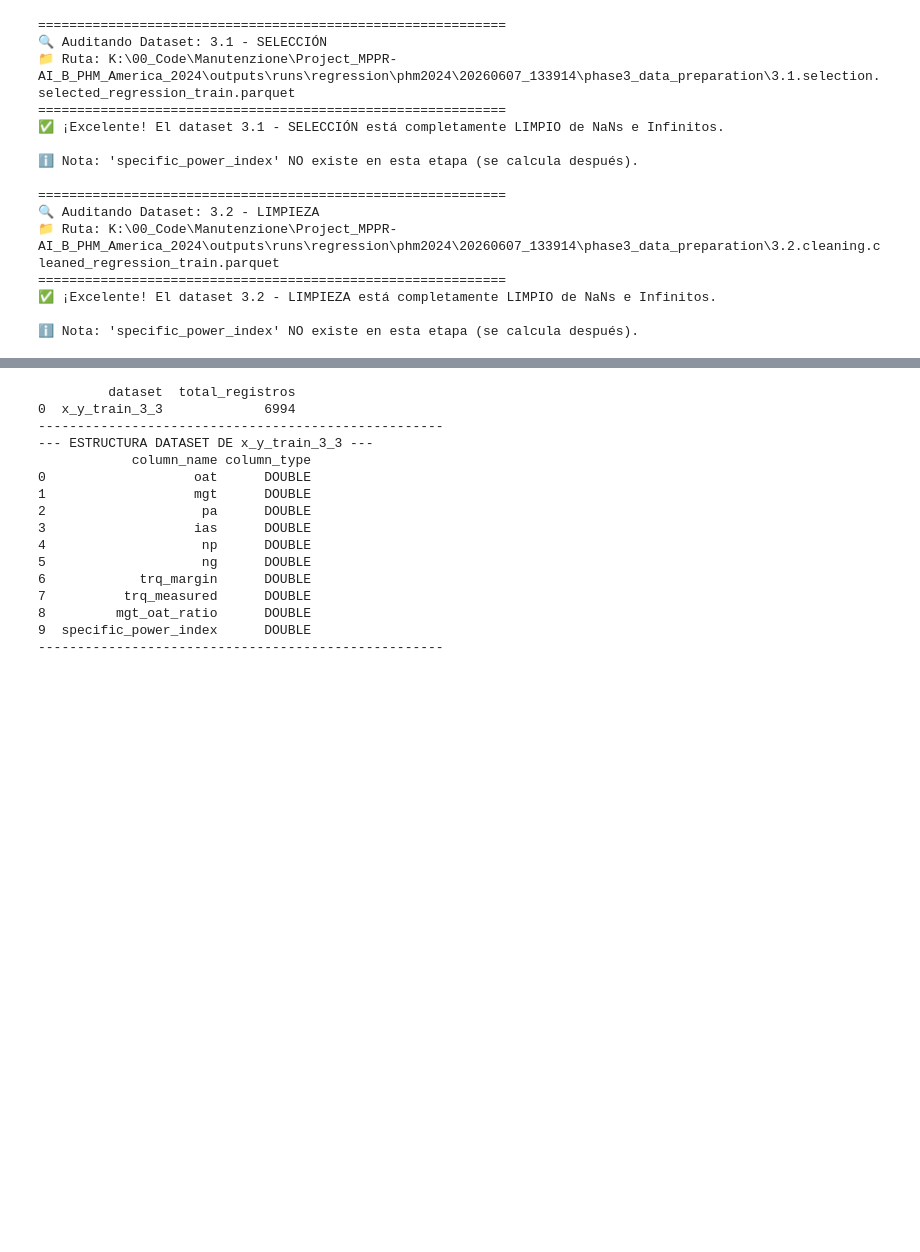
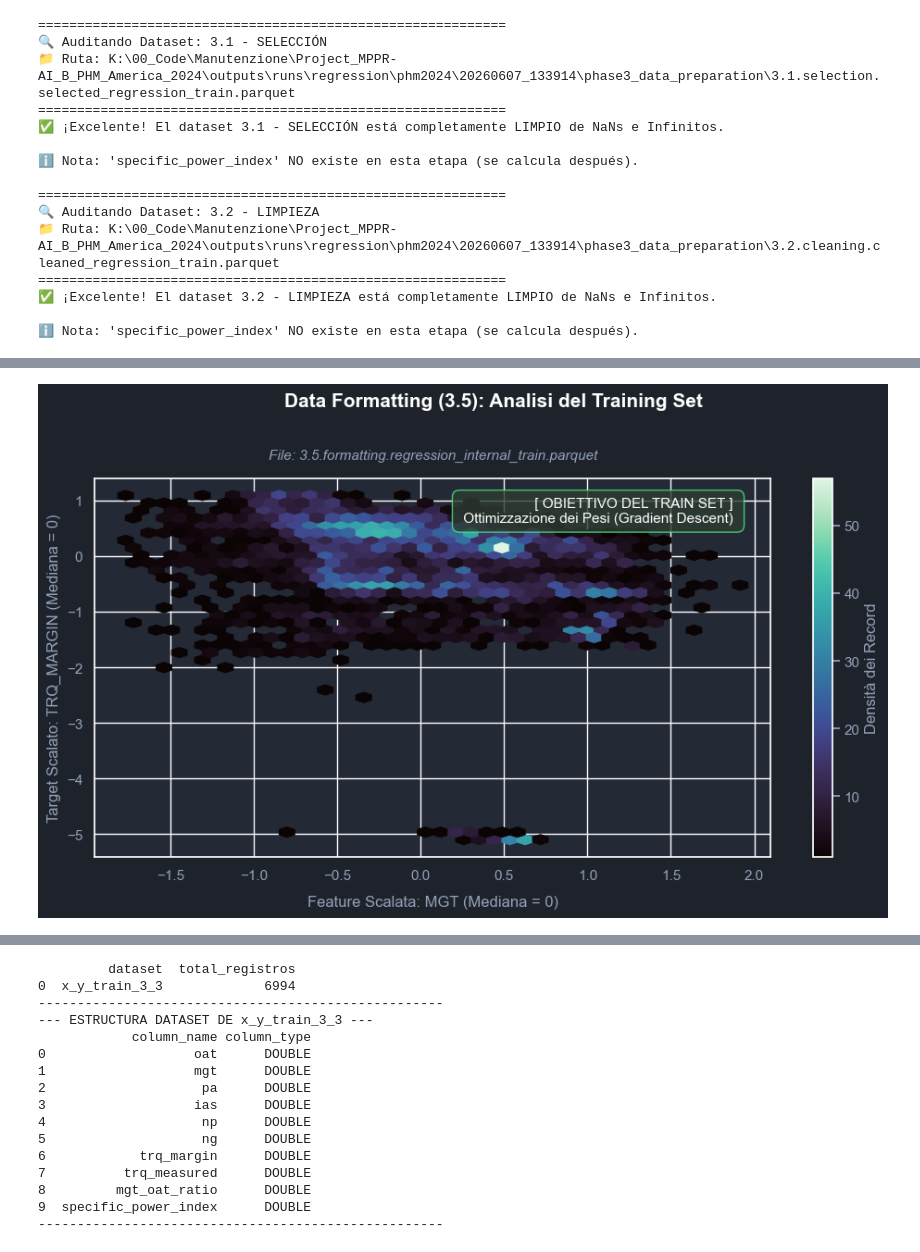
Before and after one commit to Catalinaqi/Project_MPPR-AI_B_PHM_America_2024, a Jupyter notebook: notebooks/phase3_analysis.ipynb, the cells around one changed output, grey strips where cells are left out. Saved outputs shown, nothing was run; the diff lists cells and outputs as text; code cells hidden in the pictures; blank space fills up the shorter version.

Commit message:
analysis phase 3 and 4 notebooks

```diff
--- a/notebooks/phase3_analysis.ipynb
+++ b/notebooks/phase3_analysis.ipynb
@@ -21 +15,12 @@ base_run_dir = root / "outputs" / "runs" / "regression" / "phm2024" / run_id
+# %%
+# 1. Localizza la radice del progetto automaticamente
+root = find_project_root()
+
+# 2. Definisci il percorso verso la cartella di output (la base dei 'runs')
+# l'ultima esecuzione o una specifica
+run_id = "20260607_133914" # O l'ID che sto analizzando
+base_run_dir = root / "outputs" / "runs" / "regression" / "phm2024" / run_id
+
+# Definire il percorso di "base fase" per evitare hardcode in tutto il notebook
+base_phase_path = base_run_dir / "phase3_data_preparation"
 # %%
@@ -204,0 +1824,72 @@ for nombre, ruta in datasets_iniciales.items():
+# %%
+
+# =============================================================================
+# 1. FASE DI INPUT: Quando entra l'input
+# =============================================================================
+
+
+filename_train_final = "3.5.formatting.regression_internal_train.parquet"
+file_path_train_final = base_phase_path / filename_train_final
+
+# Lettura del Training Set Definitivo
+df_train_final = pd.read_parquet(file_path_train_final)
+
+# =============================================================================
+# 2. FASE DI LOGICA: Elaborazione e trasformazione dei dati
+# =============================================================================
+# Selezioniamo una feature rappresentativa (MGT - Measured Gas Temperature)
+# contro il target (TRQ_MARGIN) per visualizzare il manifold dei dati.
+x_col = 'mgt'
+y_col = 'trq_margin'
+
+# =============================================================================
+# 3. FASE DI DISEGNO: Visualizzazione grafica (Train Space Dashboard)
+# =============================================================================
+sns.set_theme(style="darkgrid")
+plt.rcParams['font.family'] = 'sans-serif'
+
+fig, ax = plt.subplots(figsize=(10, 6), facecolor='#1e222b')
+ax.set_facecolor('#242936')
+
+# Usiamo un Hexbin plot per gestire la densità visiva dei punti scalati
+hb = ax.hexbin(df_train_final[x_col], df_train_final[y_col], gridsize=40, cmap='mako', mincnt=1)
+
+# Titoli e annotazioni
+fig.suptitle("Data Formatting (3.5): Analisi del Training Set", fontsize=15, fontweight='bold', color='white', y=0.96)
+ax.set_title(f"File: {filename_train_final}", fontsize=11, style='italic', color='#94a3b8', pad=15)
+
+ax.set_xlabel(f"Feature Scalata: {x_col.upper()} (Mediana = 0)", color='#94a3b8', labelpad=10)
+ax.set_ylabel(f"Target Scalato: {y_col.upper()} (Mediana = 0)", color='#94a3b8')
+ax.tick_params(colors='#94a3b8')
+
+# Colorbar per la densità
+cb = fig.colorbar(hb, ax=ax)
+cb.set_label('Densità dei Record', color='#94a3b8')
+cb.ax.yaxis.set_tick_params(color='#94a3b8', labelcolor='#94a3b8')
+
+# Box Informativo
+props = dict(boxstyle="round,pad=0.5", facecolor="#2d3c32", alpha=0.8, edgecolor="#4ef085")
+ax.text(0.95, 0.95, " [ OBIETTIVO DEL TRAIN SET ] \n Ottimizzazione dei Pesi (Gradient Descent) ",
+        transform=ax.transAxes, fontsize=11, color="white", va="top", ha="right", bbox=props)
+
+plt.tight_layout(rect=[0, 0, 1, 0.95])
+plt.show()
+
+# =============================================================================
+# 4. ANALISI FINALE
+# =============================================================================
+analisi_train = """
+================================================================================
+ 📊 ANALISI CONCLUSIVA: REGRESSION INTERNAL TRAIN SET
+================================================================================
+Questo file costituisce la 'Ground Truth' (~70% dei dati) su cui il modello
+calcolerà il gradiente dell'errore (Loss Function). Il grafico Hexbin evidenzia
+le relazioni non lineari (Pattern) tra i predittori (es. MGT) e il Target.
+Grazie alla trasformazione eseguita nella Fase 3.3, il modello esplorerà uno
+spazio vettoriale densamente popolato attorno allo Zero, garantendo
+un'ottimizzazione matematica fluida ed esente da instabilità numeriche.
+================================================================================
+"""
+print(analisi_train)
+# %% [output]
+[figure, added]
```
Also changed, not shown: parts of 21 cells of this notebook, 17 other files.
